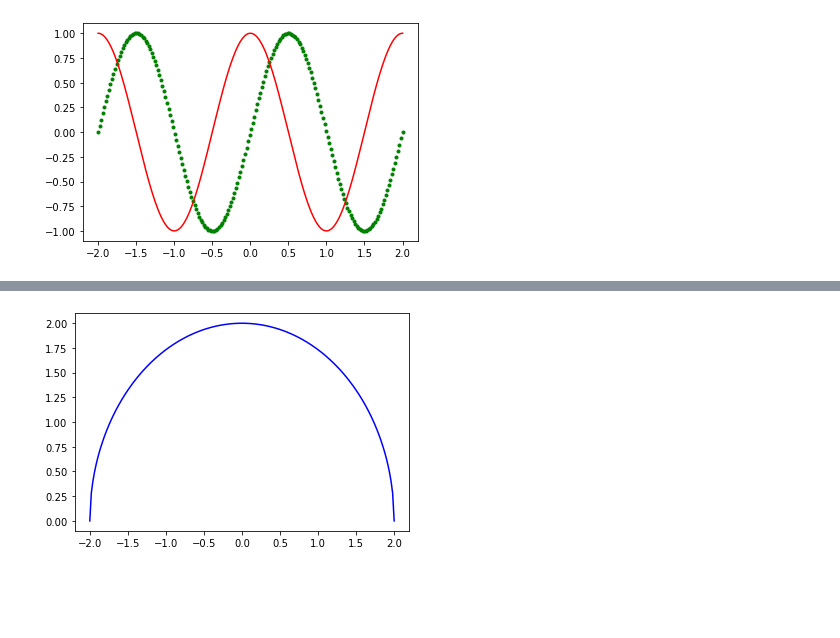
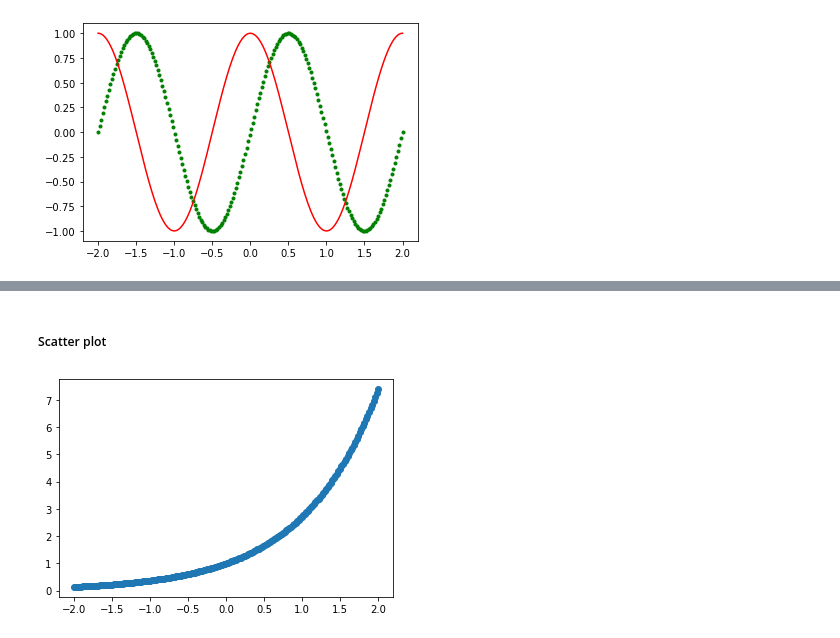
Before and after one commit to SandeepThokala/ZeroToMasteryPython, a Jupyter notebook: MachineLearning/MatplotlibIntro.ipynb, the cells around one changed output, grey strips where cells are left out. Saved outputs shown, nothing was run; the diff lists cells and outputs as text; code cells hidden in the pictures; blank space fills up the shorter version.

```diff
--- a/MachineLearning/MatplotlibIntro.ipynb
+++ b/MachineLearning/MatplotlibIntro.ipynb
@@ -21,5 +30,7 @@ plt.plot(x, np.cos(x*np.pi), 'r-');
+# %% [markdown]
+##### Scatter plot
 # %%
 fig, ax = plt.subplots()
-ax.plot(x, np.sqrt(4 - x**2) , 'b-');
+ax.scatter(x, np.exp(x));
 # %% [output]
-[figure, old version]
+[figure, new version]
```
Also changed, not shown: parts of 32 cells of this notebook.
